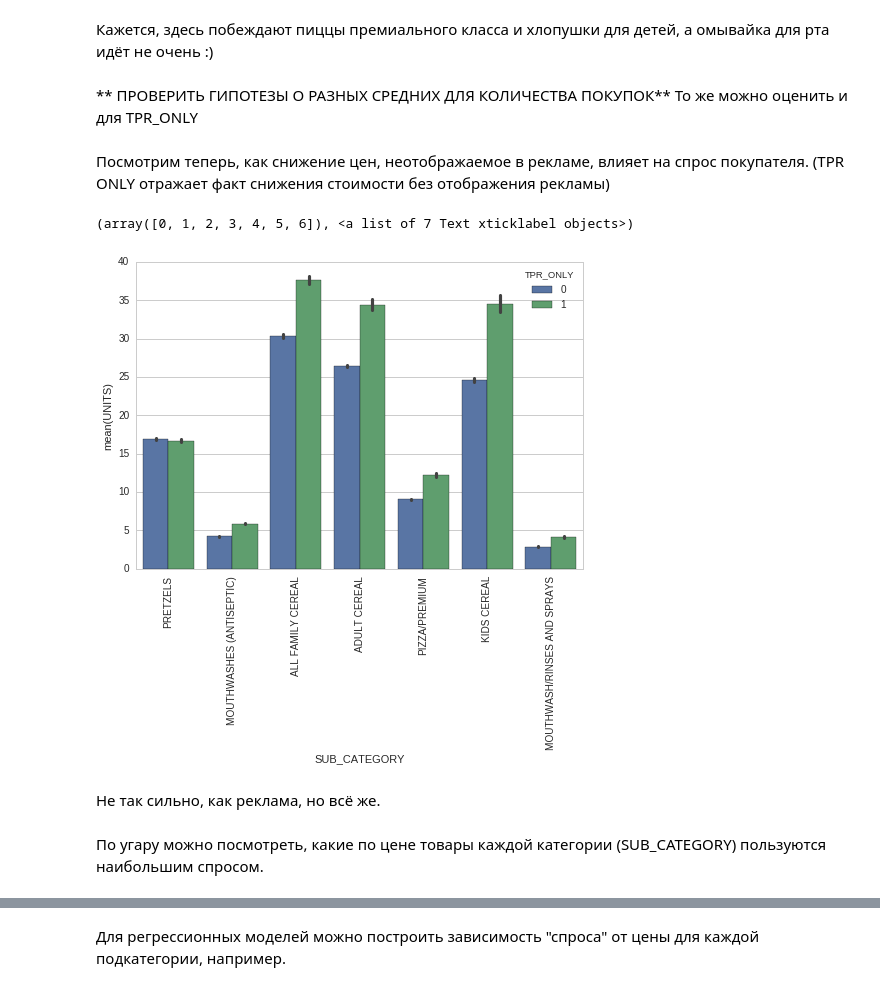
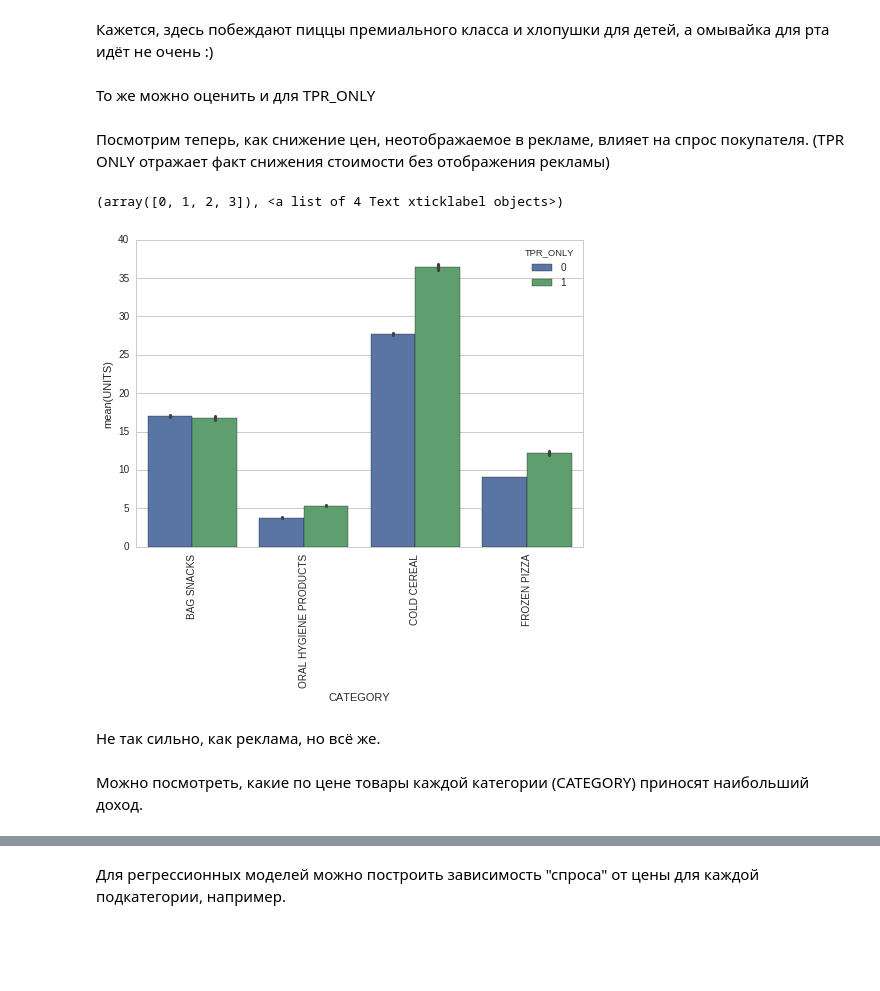
Before and after one commit to yakimoris/data-analysis, a Jupyter notebook: project_some_graphs.ipynb, the cells around one changed output, grey strips where cells are left out. Drawn from its saved outputs; the diff is of its cells as text; code cells hidden in the pictures; blank space fills up the shorter version.

```diff
--- a/project_some_graphs.ipynb
+++ b/project_some_graphs.ipynb
@@ -97,2 +131,4 @@ data_transaction.describe()
 # %%
 data = pd.merge(data_transaction,data_products, on = 'UPC')
+data_stores['STORE_NUM'] = data_stores['STORE_ID']
+data = pd.merge(data,data_stores, on = 'STORE_NUM')
@@ -169,18 +229,18 @@ for x in sorted(zip(meadian_in_cats,cats)):
 # %% [markdown]
 Кажется, здесь побеждают пиццы премиального класса и хлопушки для детей, а омывайка для рта идёт не очень :)
 # %% [markdown]
-** ПРОВЕРИТЬ ГИПОТЕЗЫ О РАЗНЫХ СРЕДНИХ ДЛЯ КОЛИЧЕСТВА ПОКУПОК** То же можно оценить и для TPR_ONLY
+То же можно оценить и для TPR_ONLY
 # %% [markdown]
 Посмотрим теперь, как снижение цен, неотображаемое в рекламе, влияет на спрос покупателя. (TPR ONLY отражает факт снижения стоимости без отображения рекламы)
 # %%
-sns.barplot(x =  'SUB_CATEGORY', y = 'UNITS',data = data[data['DISPLAY'] == 0], hue = 'TPR_ONLY')
+sns.barplot(x =  'CATEGORY', y = 'UNITS',data = data[data['DISPLAY'] == 0], hue = 'TPR_ONLY')
 plt.xticks(rotation = 90)
 # %% [output]
-(array([0, 1, 2, 3, 4, 5, 6]), <a list of 7 Text xticklabel objects>)
+(array([0, 1, 2, 3]), <a list of 4 Text xticklabel objects>)
-[figure, old version]
+[figure, new version]
 # %% [markdown]
 Не так сильно, как реклама, но всё же.
 # %% [markdown]
-По угару можно посмотреть, какие по цене товары каждой категории (SUB_CATEGORY) пользуются наибольшим спросом.
+Можно посмотреть, какие по цене товары каждой категории (CATEGORY) приносят наибольший доход.
 # %%
 for cat in cats:
```
Also changed, not shown: parts of 75 cells of this notebook.
